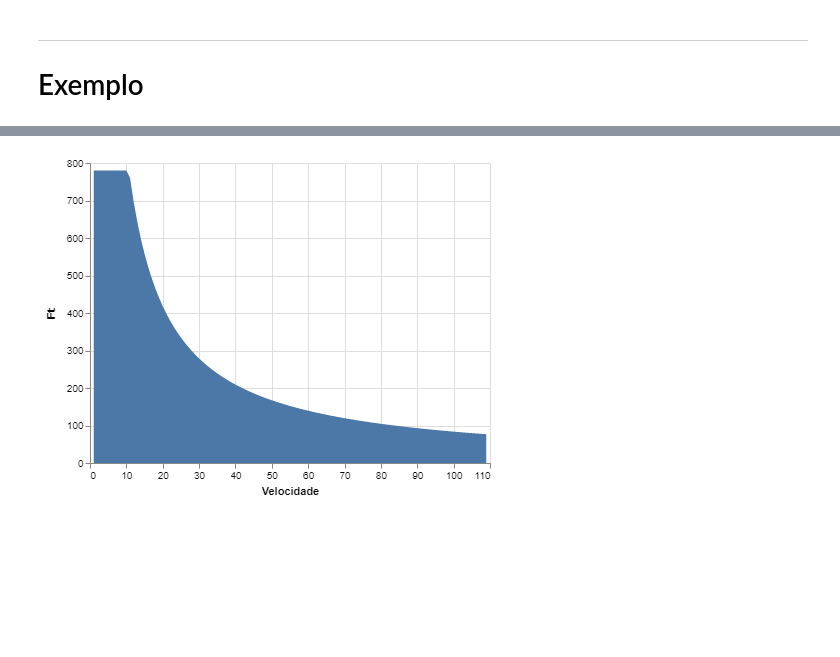
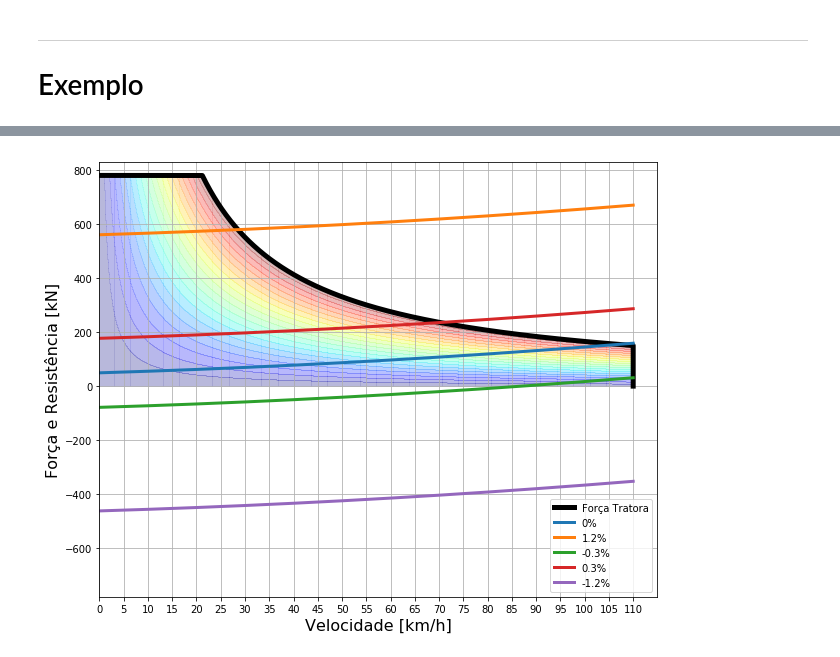
Before and after one commit to albnc/STT0408, a Jupyter notebook: 01.02-Exemplo-Ferroviario.ipynb, the cells around one changed output, grey strips where cells are left out. Saved outputs shown, nothing was run; the diff lists cells and outputs as text; code cells hidden in the pictures; blank space fills up the shorter version.

```diff
--- a/01.02-Exemplo-Ferroviario.ipynb
+++ b/01.02-Exemplo-Ferroviario.ipynb
@@ -54,7 +53,7 @@ def Ra(A, V, tipo='locomotiva'):
 
 def Rg(G, i):
     if i:
-        return 10 * G * i / 1000 # [kN]
+        if return 10 * G * i / 1000 # [kN]
     return 0
 
 def Rc(G, r):
@@ -108,6 +107,6 @@ AV = 8.5 #m²
 GV = 1000 #kN
 
 '''Profile'''
-iList = [0, 0.012, -0.003, 0.003, -0.012] #%
+Ilist = [0, 0.012, -0.003, 0.003, -0.012] #%
 r = 0 #m
 # %%
@@ -134,6 +128,27 @@ data = DataFrame({'Velocidade': V,
-# %%
-alt.Chart(data).mark_area().encode(
-    x='Velocidade',
-    y='Ft')
-# %% [output]
-[figure, removed]
+# %%
+'Power'
+Pporc = np.arange(0,1.01,.05)
+# Meshgrid
+Vm, Pm = np.meshgrid(V,Pporc)
+Fm = Ft(nL*P*Pm,Vm,'hp')
+Fm[Fm > Ftmax(nL*GL)] = Ftmax(nL*GL)
+Fm[:,-1] = 0
+
+'FIGURE'
+fig, ax = plt.subplots(figsize=(10,8))
+
+im = ax.pcolormesh(Vm, Fm, Pm,cmap='jet',alpha=0.1)
+ax.plot(V,F,label='Força Tratora',linewidth=5,color='black')
+for key,value in R.items():
+    ax.plot(V,value,label=key,linewidth=3)
+
+ax.grid(True)
+ax.axis([0, Vmax+5, -max(F), max(F)+50])
+
+plt.xlabel('Velocidade [km/h]', size=16)
+plt.xticks(range(0, Vmax+5,5))
+plt.ylabel('Força e Resistência [kN]', size=16)
+plt.legend()
+plt.show()
+# %% [output]
+[figure, added]
```
Also changed, not shown: parts of 5 cells of this notebook.
